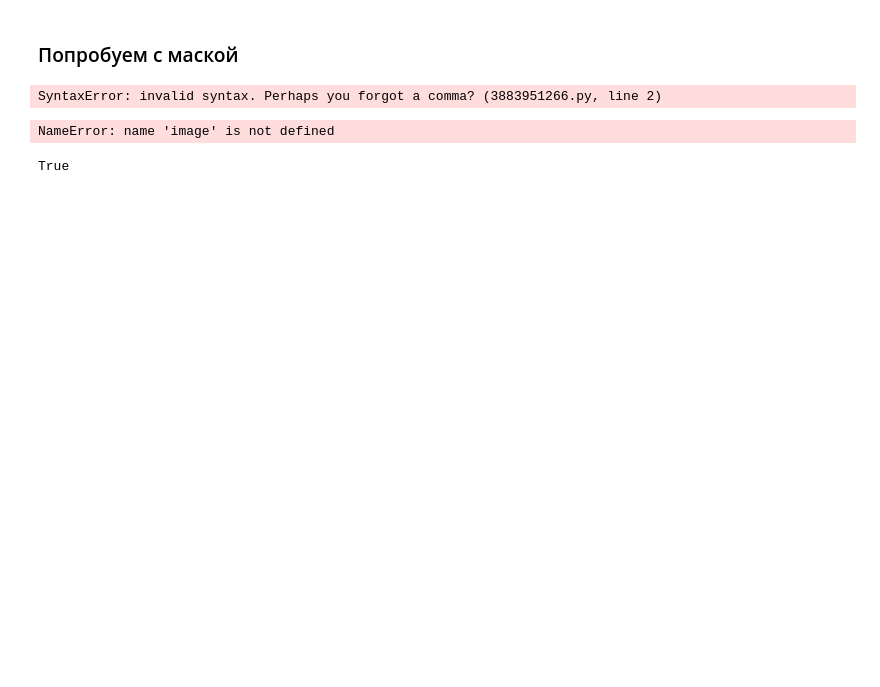
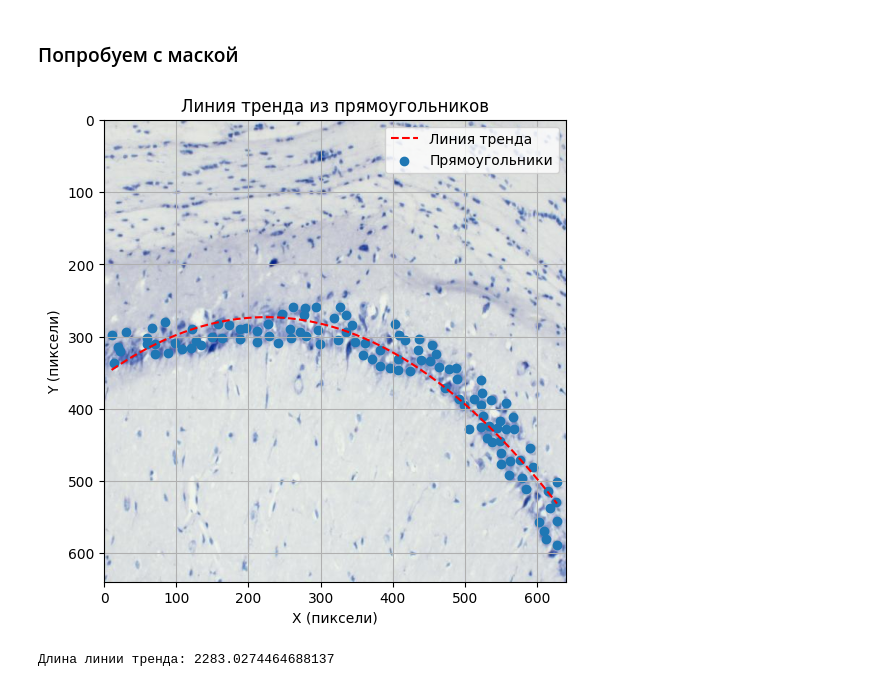
Before and after one commit to ReDanBorn/Neuron.v4i.yolov8_640_Ruslan2, a Jupyter notebook: Cut.ipynb, the cells around one changed output. Saved outputs shown, nothing was run; the diff lists cells and outputs as text; code cells hidden in the pictures; blank space fills up the shorter version.

```diff
--- a/Cut.ipynb
+++ b/Cut.ipynb
@@ -95,8 +87,3 @@ def parse_yolo_annotation(annotation_file, image_path):
     return annotations
 
 annotations = parse_yolo_annotation(annotation_file, image_path)
-# %%
-for an in annotations:
-    print (an[])
-# %% [output]
-SyntaxError: invalid syntax. Perhaps you forgot a comma? (3883951266.py, line 2)
@@ -103,25 +136,34 @@ SyntaxError: invalid syntax. Perhaps you forgot a comma? (3883951266.py, line 2)
 # %%
+import cv2
+import numpy as np
+import matplotlib.pyplot as plt
+
+# Загрузка изображения
+image = cv2.imread(image_path)
+
 # Извлечение координат центров прямоугольников
-x_values = [(rect[0] + rect[2])  for rect in annotations]
-y_values = [(rect[1] + rect[3])  for rect in annotations]
+x_values = [(rect[0] + rect[2]) / 2 for rect in annotations]
+y_values = [(rect[1] + rect[3]) / 2 for rect in annotations]
 
 # Выполнение линейной регрессии
-slope, intercept = np.polyfit(x_values, y_values, 1)
+p = np.polyfit(x_values, y_values, 2)
 
-# Построение линии тренда
-x_trend = np.linspace(min(x_values), min(x_values), 100)
-y_trend = slope * x_trend + intercept
+# Создание изогнутой линии тренда
+x_trend_pixels = np.linspace(min(x_values), max(x_values), 100)
+y_trend_pixels = np.polyval(p, x_trend_pixels)
 
-# Построение графика
-plt.imshow((image))
+# Построение графика линии тренда
 plt.figure(figsize=(8, 6))
+plt.plot(x_trend_pixels, y_trend_pixels, color='red', linestyle='--', label='Линия тренда')
+
+# Наложение графика на изображение
+plt.imshow(cv2.cvtColor(image, cv2.COLOR_BGR2RGB))
 plt.scatter(x_values, y_values, label='Прямоугольники')
-plt.plot(x_trend, y_trend, color='red', linestyle='--', label='Линия тренда')
-plt.xlabel('X')
-plt.ylabel('Y')
+plt.xlabel('X (пиксели)')
+plt.ylabel('Y (пиксели)')
 plt.title('Линия тренда из прямоугольников')
 plt.legend()
 plt.grid(True)
 plt.show()
 # %% [output]
-NameError: name 'image' is not defined
+[figure, added]
@@ -174,8 +170,14 @@ def crop_image_along_line(image_path, annotations, step=10):
-# %%
-# Обрезка изображения вдоль линии с шагом в 300 пикселей, проходящей через все аннотации
-cropped_image = crop_image_along_line(image_path, annotations, step=10)
-
-# Сохранение обрезанного изображения
-cv2.imwrite('cropped_image_along_line_with_step.jpg', cropped_image)
-# %% [output]
-True
+# %%
+# Функция для вычисления длины линии тренда
+def trend_line_length(x_values, y_values):
+    total_length = 0
+    for i in range(1, len(x_values)):
+        length = np.sqrt((x_values[i] - x_values[i-1])**2 + (y_values[i] - y_values[i-1])**2)
+        total_length += length
+    return total_length
+
+# Пример использования
+length = trend_line_length(x_values, y_values)
+print("Длина линии тренда:", length)
+# %% [output]
+Длина линии тренда: 2283.0274464688137
```
Also changed, not shown: parts of 11 cells of this notebook.
